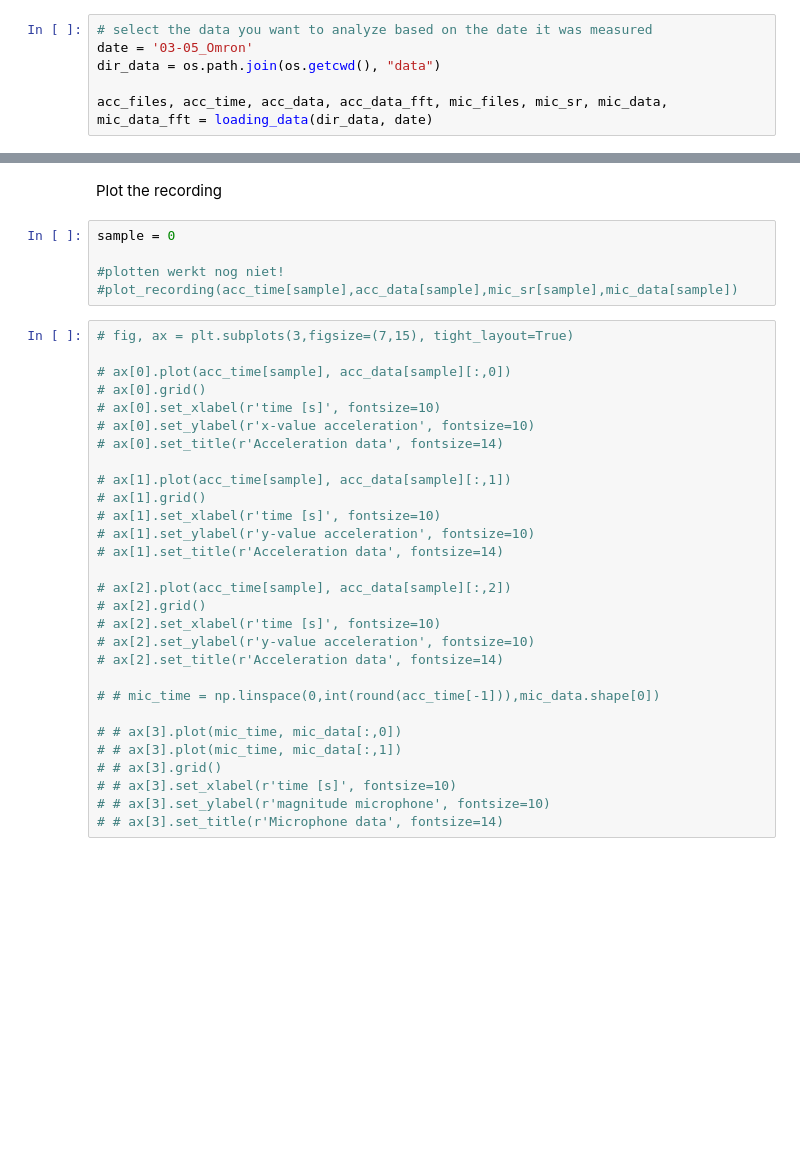
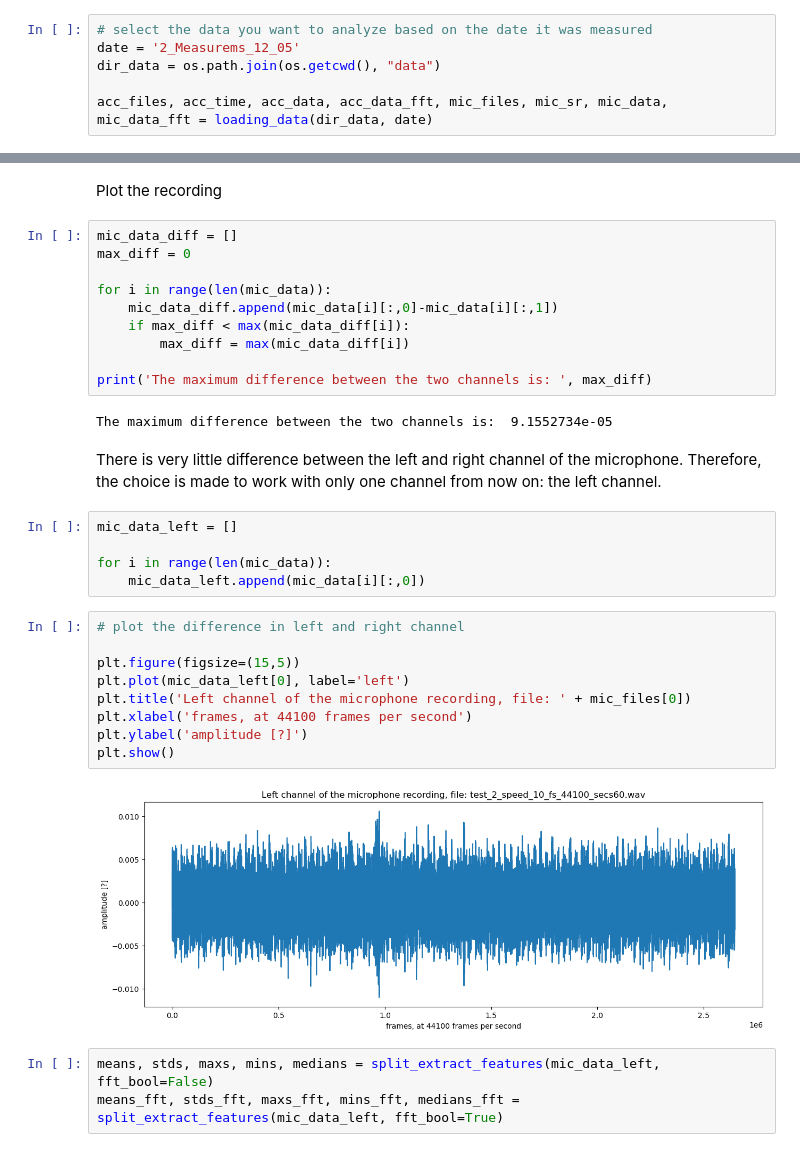
Before and after one commit to FlyingFish760/5ARIP10, a Jupyter notebook: HD_model/HD_statistical_features.ipynb, the cells around one changed output, grey strips where cells are left out. Drawn from its saved outputs; the diff is of its cells as text; blank space fills up the shorter version.

Commit message:
alter hd_statistical_features to import real microphone data and plot accelerometer data

```diff
--- a/HD_model/HD_statistical_features.ipynb
+++ b/HD_model/HD_statistical_features.ipynb
@@ -11,7 +11,7 @@ from HD_statistical_functions import *
 Loading in data
 # %%
 # select the data you want to analyze based on the date it was measured
-date = '03-05_Omron'
+date = '2_Measurems_12_05'
 dir_data = os.path.join(os.getcwd(), "data")
 
 acc_files, acc_time, acc_data, acc_data_fft, mic_files, mic_sr, mic_data, mic_data_fft = loading_data(dir_data, date)
@@ -42,36 +33,35 @@ Example file " Microphone_Omron_test_10_fs44100_secs10.wav " has the following f
 # %% [markdown]
 Plot the recording
-# %%
-sample = 0
-
-#plotten werkt nog niet!
-#plot_recording(acc_time[sample],acc_data[sample],mic_sr[sample],mic_data[sample])
-# %%
-# fig, ax = plt.subplots(3,figsize=(7,15), tight_layout=True)
-
-# ax[0].plot(acc_time[sample], acc_data[sample][:,0])
-# ax[0].grid()
-# ax[0].set_xlabel(r'time [s]', fontsize=10)
-# ax[0].set_ylabel(r'x-value acceleration', fontsize=10)
-# ax[0].set_title(r'Acceleration data', fontsize=14)
-
-# ax[1].plot(acc_time[sample], acc_data[sample][:,1])
-# ax[1].grid()
-# ax[1].set_xlabel(r'time [s]', fontsize=10)
-# ax[1].set_ylabel(r'y-value acceleration', fontsize=10)
-# ax[1].set_title(r'Acceleration data', fontsize=14)
-
-# ax[2].plot(acc_time[sample], acc_data[sample][:,2])
-# ax[2].grid()
-# ax[2].set_xlabel(r'time [s]', fontsize=10)
-# ax[2].set_ylabel(r'y-value acceleration', fontsize=10)
-# ax[2].set_title(r'Acceleration data', fontsize=14)
-
-# # mic_time = np.linspace(0,int(round(acc_time[-1])),mic_data.shape[0])
-
-# # ax[3].plot(mic_time, mic_data[:,0])
-# # ax[3].plot(mic_time, mic_data[:,1])
-# # ax[3].grid()
-# # ax[3].set_xlabel(r'time [s]', fontsize=10)
-# # ax[3].set_ylabel(r'magnitude microphone', fontsize=10)
-# # ax[3].set_title(r'Microphone data', fontsize=14)
+# %%
+mic_data_diff = []
+max_diff = 0
+
+for i in range(len(mic_data)):
+    mic_data_diff.append(mic_data[i][:,0]-mic_data[i][:,1])
+    if max_diff < max(mic_data_diff[i]):
+        max_diff = max(mic_data_diff[i])
+
+print('The maximum difference between the two channels is: ', max_diff)
+# %% [output]
+The maximum difference between the two channels is:  9.1552734e-05
+# %% [markdown]
+There is very little difference between the left and right channel of the microphone. Therefore, the choice is made to work with only one channel from now on: the left channel.
+# %%
+mic_data_left = []
+
+for i in range(len(mic_data)):
+    mic_data_left.append(mic_data[i][:,0])
+# %%
+# plot the difference in left and right channel
+
+plt.figure(figsize=(15,5))
+plt.plot(mic_data_left[0], label='left')
+plt.title('Left channel of the microphone recording, file: ' + mic_files[0])
+plt.xlabel('frames, at 44100 frames per second')
+plt.ylabel('amplitude [?]')
+plt.show()
+# %% [output]
+[figure, added]
+# %%
+means, stds, maxs, mins, medians = split_extract_features(mic_data_left, fft_bool=False)
+means_fft, stds_fft, maxs_fft, mins_fft, medians_fft = split_extract_features(mic_data_left, fft_bool=True)
```
Also changed, not shown: parts of 17 cells of this notebook, 2 other files.
